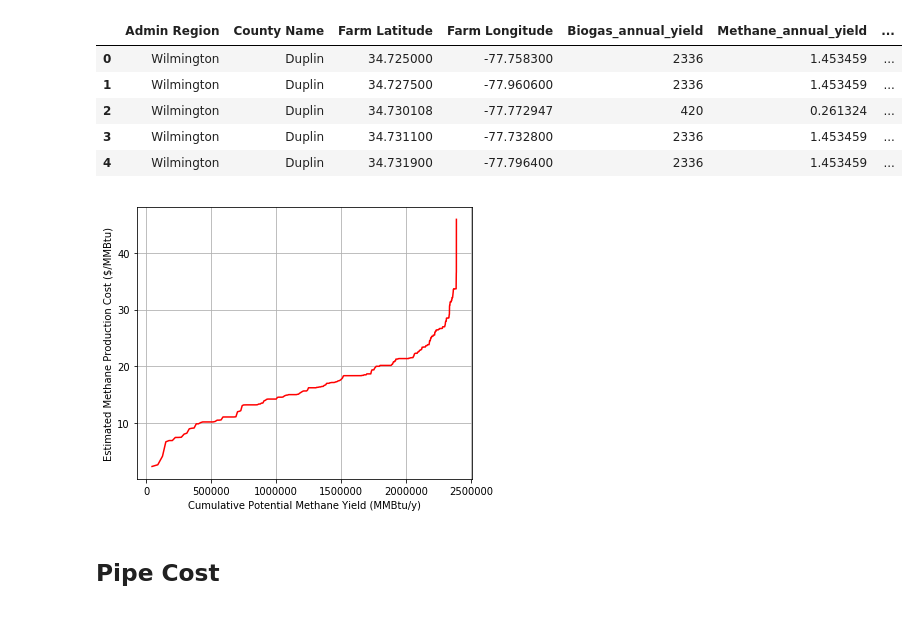
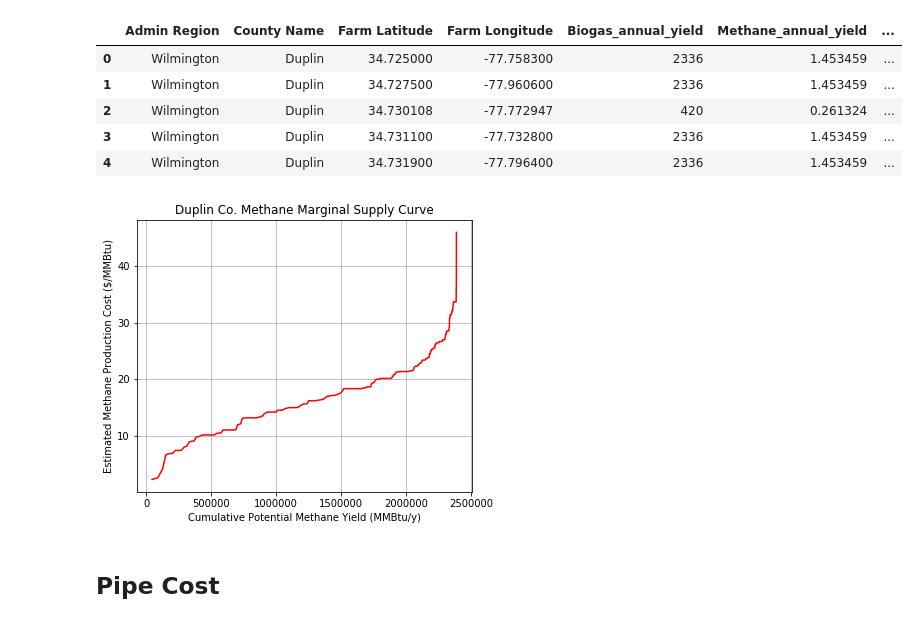
Before and after one commit to ENV859/BioGas_optimization, a Jupyter notebook: scripts/Biogas-Yield-Curves.ipynb, the cells around one changed output. Cells and saved outputs as stored; diff of their text form; code cells hidden in the pictures.

```diff
--- a/scripts/Biogas-Yield-Curves.ipynb
+++ b/scripts/Biogas-Yield-Curves.ipynb
@@ -124,15 +123,16 @@ dfDuplin['Cumulative Percentage (%)'] = (dfDuplin['Cumulative_methane_yield'] /
 # %%
 #Plot Cost vs Yield
 x = dfDuplin['Cumulative_methane_yield']
 y = dfDuplin['Methane_production_cost']
 plt.figure(figsize=(6,5))
 plt.plot(x,y,'r-')
 plt.xlabel('Cumulative Potential Methane Yield (MMBtu/y)')
 plt.ylabel('Estimated Methane Production Cost ($/MMBtu)')
 plt.grid()
+plt.title('Duplin Co. Methane Marginal Supply Curve')
 plt.show()
 # %% [output]
-[figure, old version]
+[figure, new version]
 # %% [markdown]
 ## Pipe Cost
 # %%
```
Also changed, not shown: parts of 12 cells of this notebook.
